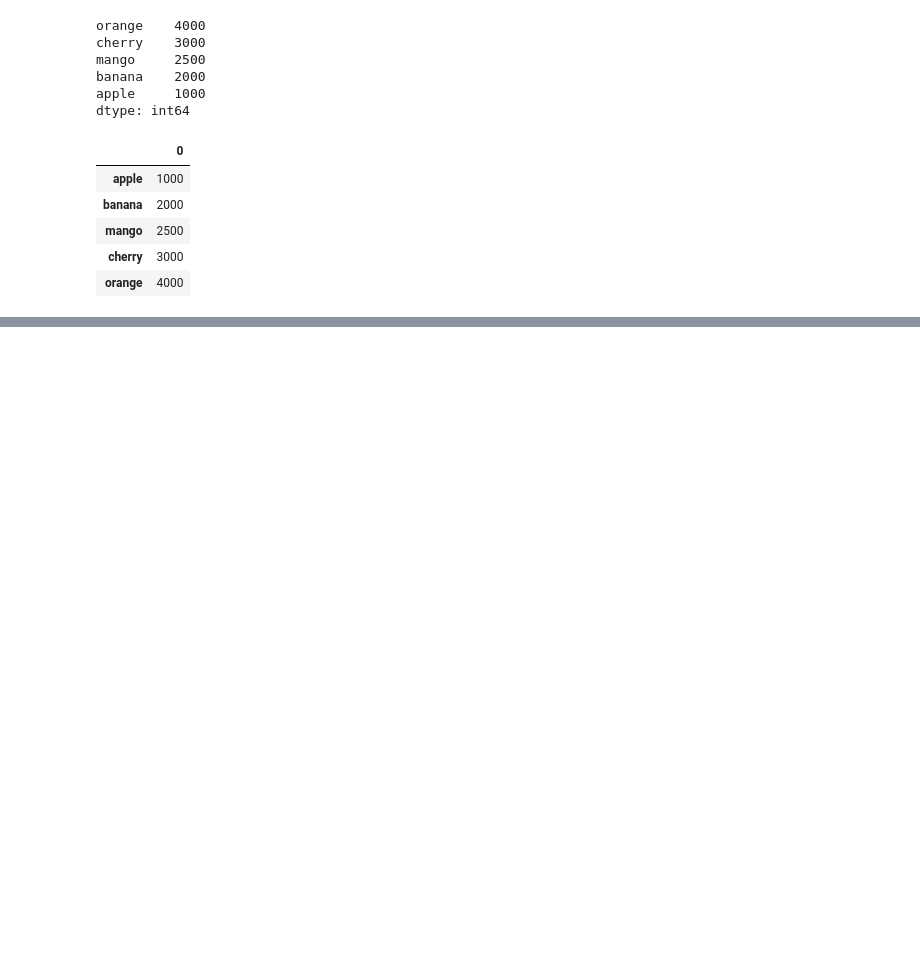
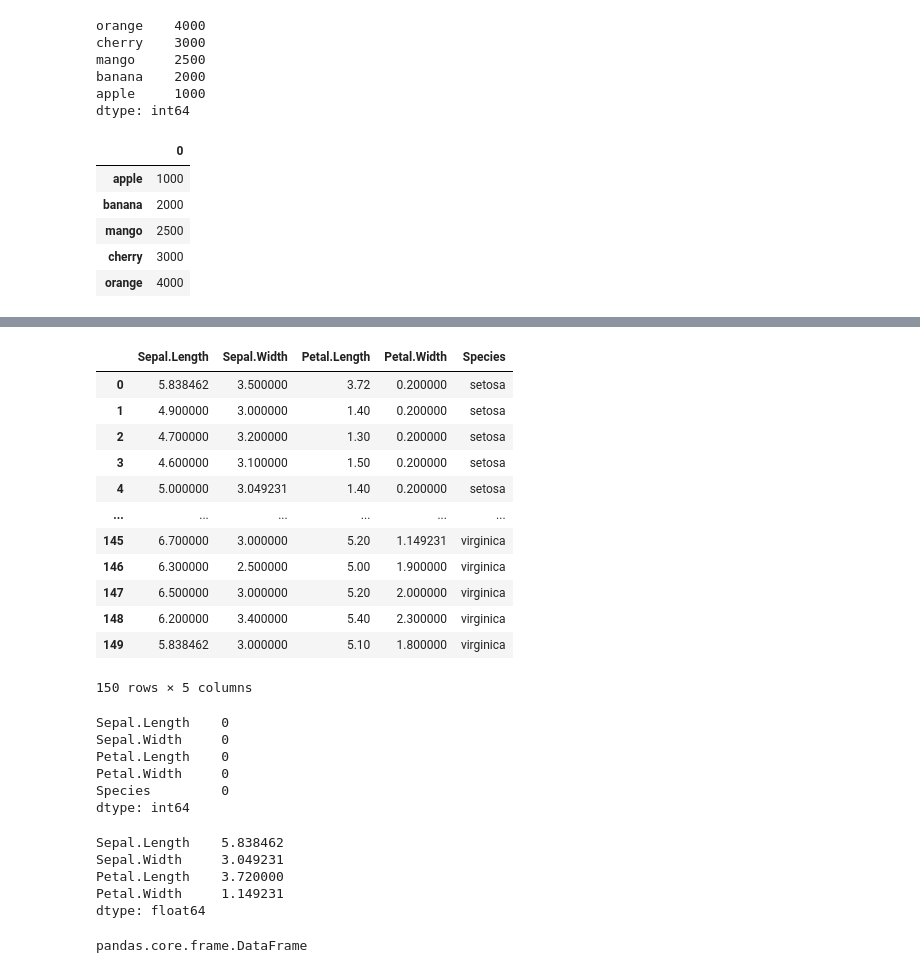
Before and after one commit to Kwangsoo-kim/HW-Big, a Jupyter notebook: src/8_Python/ch12_데이터프레임과 시리즈(Pandas)_8절.ipynb, the cells around one changed output, grey strips where cells are left out. Cells and saved outputs as stored; diff of their text form; code cells hidden in the pictures; blank space fills up the shorter version.

```diff
--- a/src/8_Python/ch12_데이터프레임과 시리즈(Pandas)_8절.ipynb
+++ b/src/8_Python/ch12_데이터프레임과 시리즈(Pandas)_8절.ipynb
@@ -1733,0 +1815,42 @@ s.to_frame()
+# %%
+# 3단계
+iris_df = iris_df.fillna(iris_df.mean())
+iris_df
+# %% [output]
+|  | Sepal.Length | Sepal.Width | Petal.Length | Petal.Width | Species |
+| 0 | 5.838462 | 3.500000 | 3.72 | 0.200000 | setosa |
+| 1 | 4.900000 | 3.000000 | 1.40 | 0.200000 | setosa |
+| 2 | 4.700000 | 3.200000 | 1.30 | 0.200000 | setosa |
+| 3 | 4.600000 | 3.100000 | 1.50 | 0.200000 | setosa |
+| 4 | 5.000000 | 3.049231 | 1.40 | 0.200000 | setosa |
+| ... | ... | ... | ... | ... | ... |
+| 145 | 6.700000 | 3.000000 | 5.20 | 1.149231 | virginica |
+| 146 | 6.300000 | 2.500000 | 5.00 | 1.900000 | virginica |
+| 147 | 6.500000 | 3.000000 | 5.20 | 2.000000 | virginica |
+| 148 | 6.200000 | 3.400000 | 5.40 | 2.300000 | virginica |
+| 149 | 5.838462 | 3.000000 | 5.10 | 1.800000 | virginica |
+150 rows × 5 columns
+# %%
+iris_df.isnull().sum()
+# %% [output]
+Sepal.Length    0
+Sepal.Width     0
+Petal.Length    0
+Petal.Width     0
+Species         0
+dtype: int64
+# %%
+iris_df.mean()
+# %% [output]
+Sepal.Length    5.838462
+Sepal.Width     3.049231
+Petal.Length    3.720000
+Petal.Width     1.149231
+dtype: float64
+# %%
+## 연습문제 실습
+import seaborn as sns
+iris = sns.load_dataset('iris')
+type(iris)
+# %% [output]
+pandas.core.frame.DataFrame
```
Also changed, not shown: parts of 24 cells of this notebook, 3 other files.
